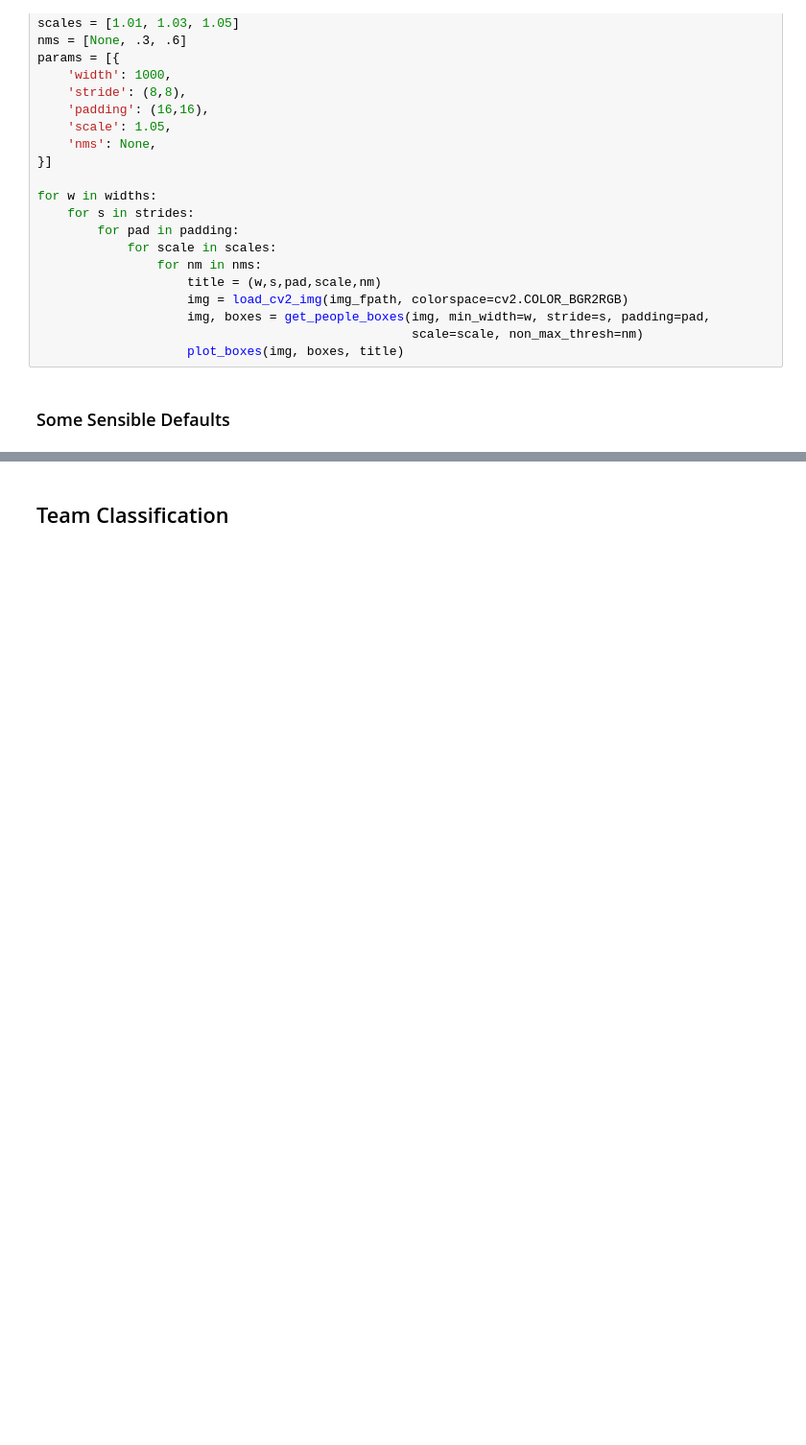
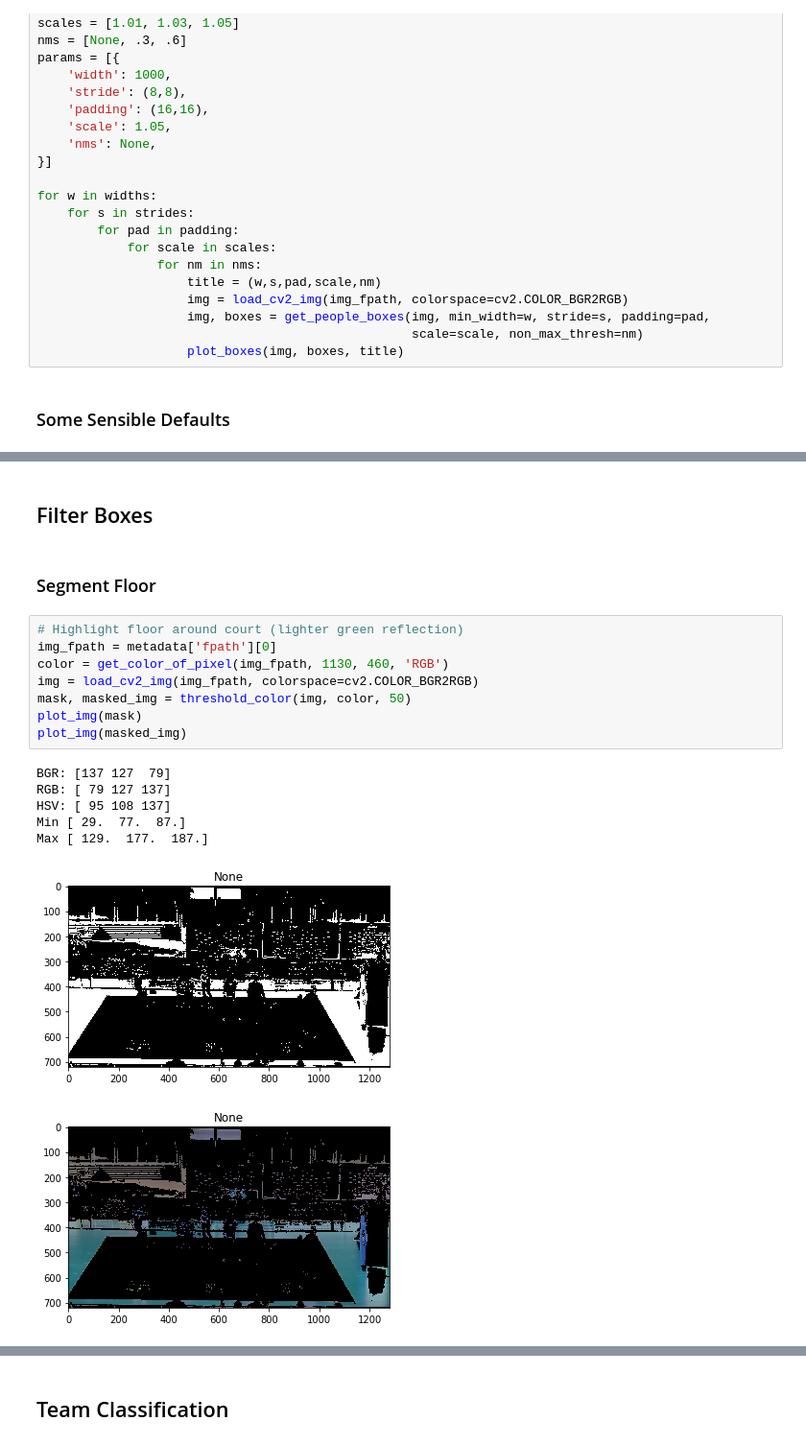
Before and after one commit to bfortuner/computer-vision, a Jupyter notebook: theory/HOG.ipynb, the cells around one changed output, grey strips where cells are left out. Shown at 96% size. Saved outputs shown, nothing was run; the diff lists cells and outputs as text; blank space fills up the shorter version.

```diff
--- a/theory/HOG.ipynb
+++ b/theory/HOG.ipynb
@@ -344,0 +420,20 @@ plot_boxes(img, boxes, title, fs=(18,18))
+# %% [markdown]
+## Filter Boxes
+# %% [markdown]
+### Segment Floor
+# %%
+# Highlight floor around court (lighter green reflection)
+img_fpath = metadata['fpath'][0]
+color = get_color_of_pixel(img_fpath, 1130, 460, 'RGB')
+img = load_cv2_img(img_fpath, colorspace=cv2.COLOR_BGR2RGB)
+mask, masked_img = threshold_color(img, color, 50)
+plot_img(mask)
+plot_img(masked_img)
+# %% [output]
+BGR: [137 127  79]
+RGB: [ 79 127 137]
+HSV: [ 95 108 137]
+Min [ 29.  77.  87.]
+Max [ 129.  177.  187.]
+[figure, added]
+[figure, added]
```
Also changed, not shown: parts of 36 cells of this notebook, 4 other files.
